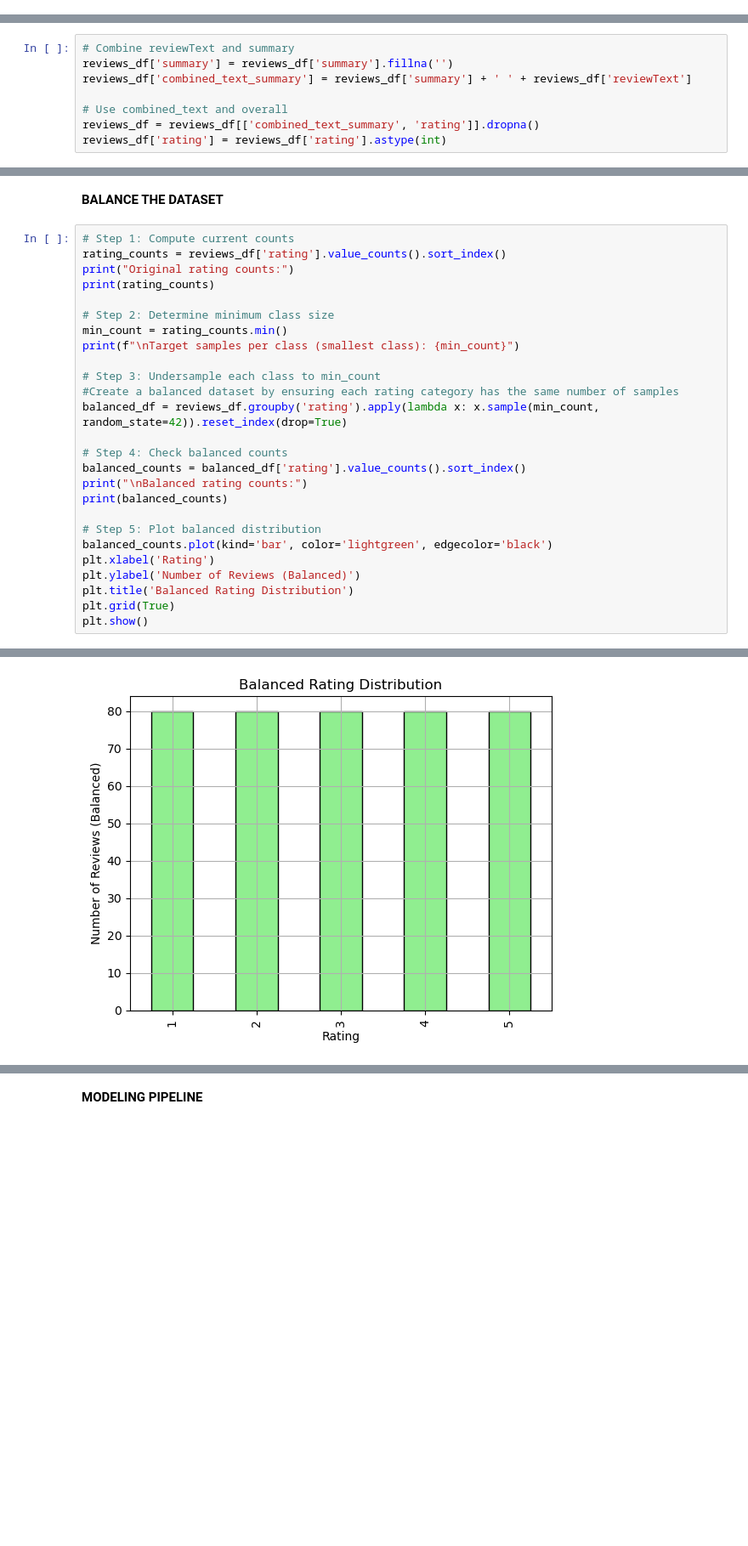
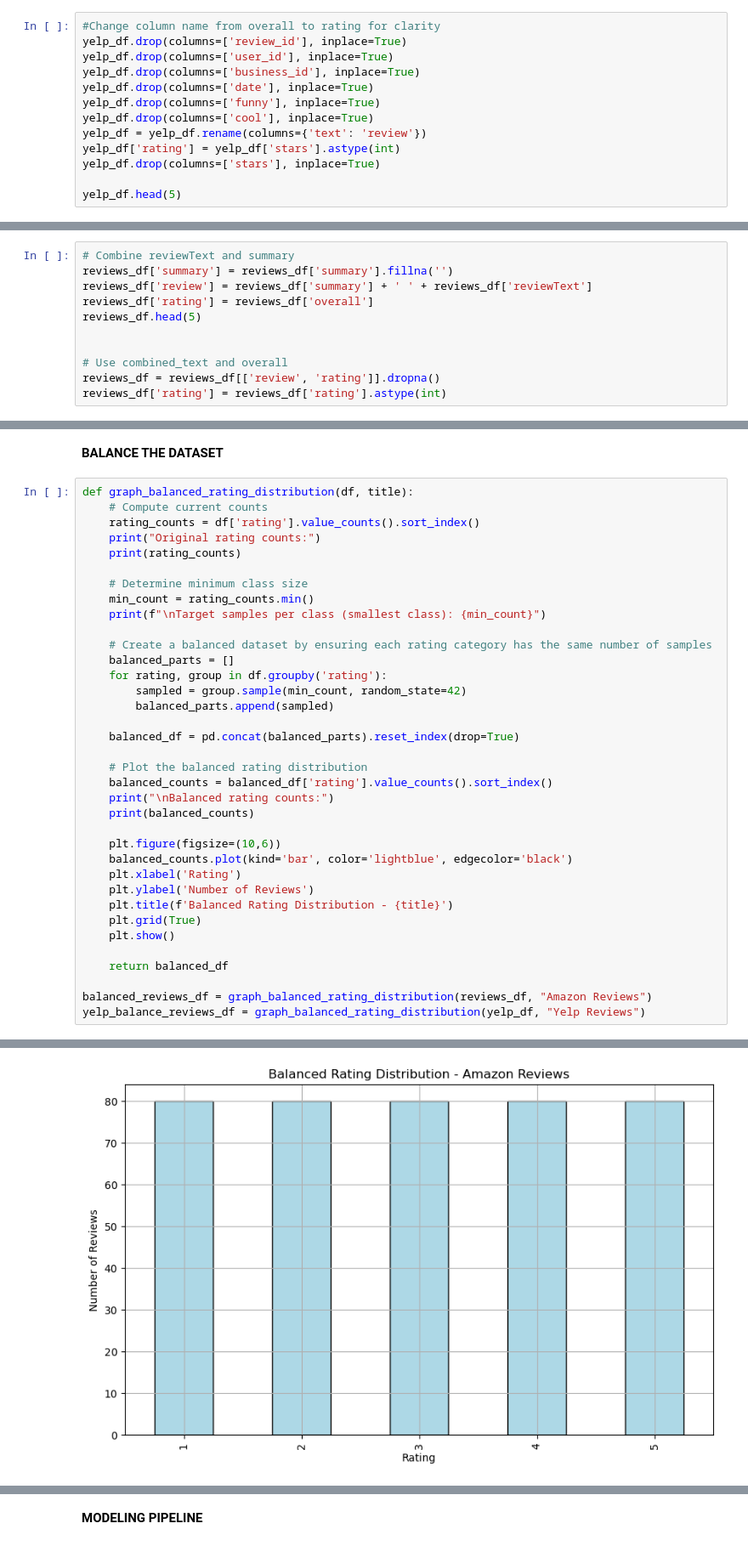
Before and after one commit to bigthinkertoo/AAI-510-Group-7, a Jupyter notebook: AA510_Rating_Prediction.ipynb, the cells around one changed output, grey strips where cells are left out. Shown at 85% size. Cells and saved outputs as stored; diff of their text form; blank space fills up the shorter version.

```diff
--- a/AA510_Rating_Prediction.ipynb
+++ b/AA510_Rating_Prediction.ipynb
@@ -70,0 +70,13 @@ reviews_df.head(5)
+# %%
+#Change column name from overall to rating for clarity
+yelp_df.drop(columns=['review_id'], inplace=True)
+yelp_df.drop(columns=['user_id'], inplace=True)
+yelp_df.drop(columns=['business_id'], inplace=True)
+yelp_df.drop(columns=['date'], inplace=True)
+yelp_df.drop(columns=['funny'], inplace=True)
+yelp_df.drop(columns=['cool'], inplace=True)
+yelp_df = yelp_df.rename(columns={'text': 'review'})
+yelp_df['rating'] = yelp_df['stars'].astype(int)
+yelp_df.drop(columns=['stars'], inplace=True)
+
+yelp_df.head(5)
@@ -71,10 +90,13 @@ reviews_df.head(5)
 # %%
 # Combine reviewText and summary
 reviews_df['summary'] = reviews_df['summary'].fillna('')
-reviews_df['combined_text_summary'] = reviews_df['summary'] + ' ' + reviews_df['reviewText']
+reviews_df['review'] = reviews_df['summary'] + ' ' + reviews_df['reviewText']
+reviews_df['rating'] = reviews_df['overall']
+reviews_df.head(5)
+
 
 # Use combined_text and overall
-reviews_df = reviews_df[['combined_text_summary', 'rating']].dropna()
+reviews_df = reviews_df[['review', 'rating']].dropna()
 reviews_df['rating'] = reviews_df['rating'].astype(int)
 # %%
 reviews_df.head(5)
@@ -157,30 +245,40 @@ The distribution is highly skewed.
 # %% [markdown]
 **BALANCE THE DATASET**
 # %%
-# Step 1: Compute current counts
-rating_counts = reviews_df['rating'].value_counts().sort_index()
-print("Original rating counts:")
-print(rating_counts)
+def graph_balanced_rating_distribution(df, title):
+    # Compute current counts
+    rating_counts = df['rating'].value_counts().sort_index()
+    print("Original rating counts:")
+    print(rating_counts)
 
-# Step 2: Determine minimum class size
-min_count = rating_counts.min()
-print(f"\nTarget samples per class (smallest class): {min_count}")
+    # Determine minimum class size
+    min_count = rating_counts.min()
+    print(f"\nTarget samples per class (smallest class): {min_count}")
 
-# Step 3: Undersample each class to min_count
-#Create a balanced dataset by ensuring each rating category has the same number of samples
-balanced_df = reviews_df.groupby('rating').apply(lambda x: x.sample(min_count, random_state=42)).reset_index(drop=True)
+    # Create a balanced dataset by ensuring each rating category has the same number of samples
+    balanced_parts = []
+    for rating, group in df.groupby('rating'):
+        sampled = group.sample(min_count, random_state=42)
+        balanced_parts.append(sampled)
 
-# Step 4: Check balanced counts
-balanced_counts = balanced_df['rating'].value_counts().sort_index()
-print("\nBalanced rating counts:")
-print(balanced_counts)
+    balanced_df = pd.concat(balanced_parts).reset_index(drop=True)
 
-# Step 5: Plot balanced distribution
-balanced_counts.plot(kind='bar', color='lightgreen', edgecolor='black')
-plt.xlabel('Rating')
-plt.ylabel('Number of Reviews (Balanced)')
-plt.title('Balanced Rating Distribution')
-plt.grid(True)
-plt.show()
+    # Plot the balanced rating distribution
+    balanced_counts = balanced_df['rating'].value_counts().sort_index()
+    print("\nBalanced rating counts:")
+    print(balanced_counts)
+
+    plt.figure(figsize=(10,6))
+    balanced_counts.plot(kind='bar', color='lightblue', edgecolor='black')
+    plt.xlabel('Rating')
+    plt.ylabel('Number of Reviews')
+    plt.title(f'Balanced Rating Distribution - {title}')
+    plt.grid(True)
+    plt.show()
+
+    return balanced_df
+
+balanced_reviews_df = graph_balanced_rating_distribution(reviews_df, "Amazon Reviews")
+yelp_balance_reviews_df = graph_balanced_rating_distribution(yelp_df, "Yelp Reviews")
 # %% [output]
 Original rating counts:
@@ -203 +303 @@ Name: rating, dtype: int64
-[figure, old version]
+[figure, new version]
```
Also changed, not shown: parts of 20 cells of this notebook.
